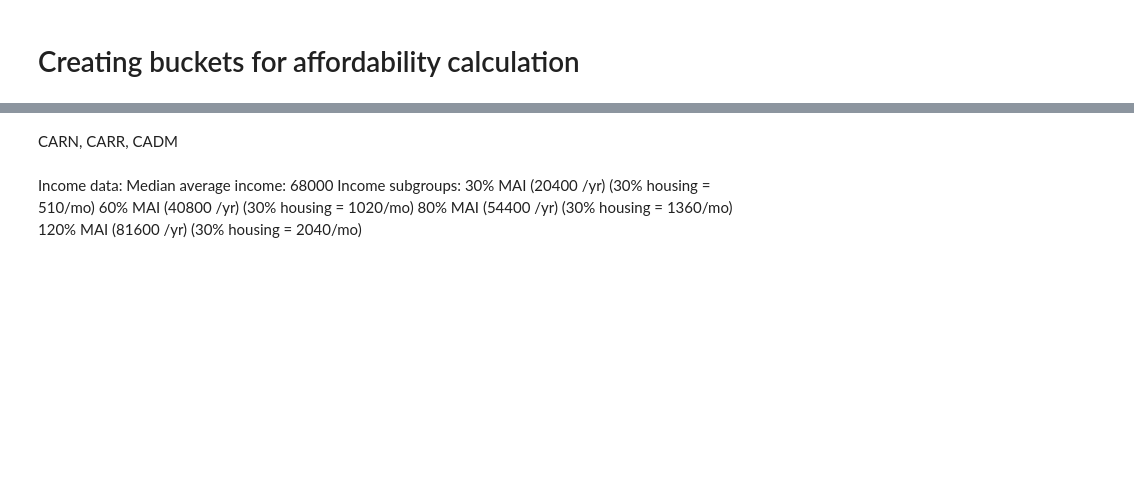
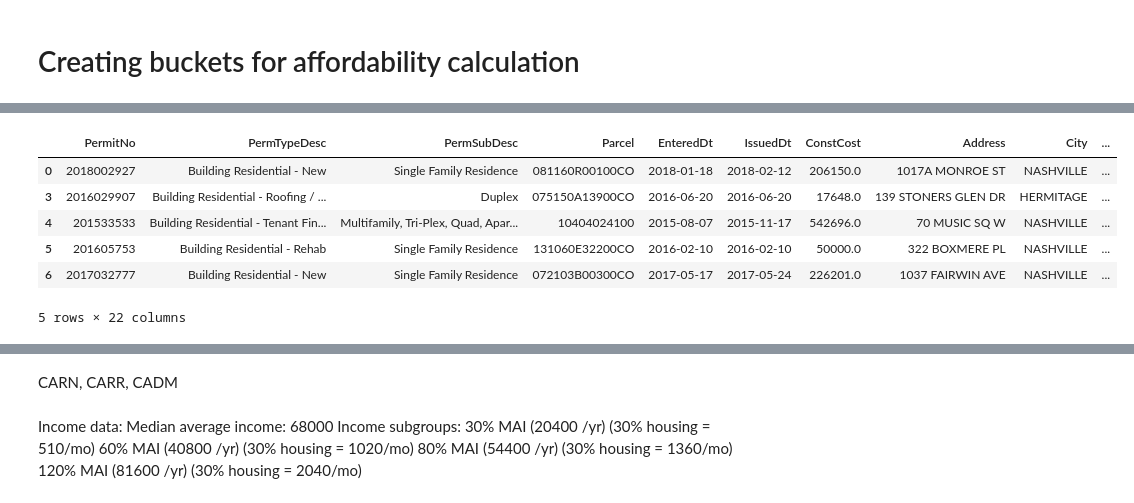
Before and after one commit to asidamo/affordable-housing, a Jupyter notebook: data-question-4-plaid-platypi-david.ipynb, the cells around one changed output, grey strips where cells are left out. Saved outputs shown, nothing was run; the diff lists cells and outputs as text; code cells hidden in the pictures; blank space fills up the shorter version.

```diff
--- a/data-question-4-plaid-platypi-david.ipynb
+++ b/data-question-4-plaid-platypi-david.ipynb
@@ -178,3 +273,12 @@ stypes = ['CAA01R301', 'CAA02R302', 'CAA03R298', 'CAA03R299', 'CAA03R398', 'CAA0
 issued.loc[issued.Per]
 # %%
 homes = pd.DataFrame(issued.loc[issued.PermSubtype.isin(stypes)])
+# %%
+homes['CostToBuyer'] = homes.ConstCost * 0.09 + homes.ConstCost
+# %%
+r=0.0475/12 # monthly interest rate
+m=30*12 # number of months in 30 years
+
+homes['Yearly_Housing_Spending']=12*(homes.CostToBuyer-homes.CostToBuyer*0.05)*((r*(1+r)**m)/((1+r)**(m-1)))
+# %%
+homes['bucket']=homes.Yearly_Housing_Spending.apply(bucket)
@@ -180,0 +331,10 @@ homes = pd.DataFrame(issued.loc[issued.PermSubtype.isin(stypes)])
+# %%
+homes.head()
+# %% [output]
+|  | PermitNo | PermTypeDesc | PermSubDesc | Parcel | EnteredDt | IssuedDt | ConstCost | Address | City | ... |
+| 0 | 2018002927 | Building Residential - New | Single Family Residence | 081160R00100CO | 2018-01-18 | 2018-02-12 | 206150.0 | 1017A MONROE ST | NASHVILLE | ... |
+| 3 | 2016029907 | Building Residential - Roofing / ... | Duplex | 075150A13900CO | 2016-06-20 | 2016-06-20 | 17648.0 | 139 STONERS GLEN DR | HERMITAGE | ... |
+| 4 | 201533533 | Building Residential - Tenant Fin... | Multifamily, Tri-Plex, Quad, Apar... | 10404024100 | 2015-08-07 | 2015-11-17 | 542696.0 | 70 MUSIC SQ W | NASHVILLE | ... |
+| 5 | 201605753 | Building Residential - Rehab | Single Family Residence | 131060E32200CO | 2016-02-10 | 2016-02-10 | 50000.0 | 322 BOXMERE PL | NASHVILLE | ... |
+| 6 | 2017032777 | Building Residential - New | Single Family Residence | 072103B00300CO | 2017-05-17 | 2017-05-24 | 226201.0 | 1037 FAIRWIN AVE | NASHVILLE | ... |
+5 rows × 22 columns
```
Also changed, not shown: parts of 54 cells of this notebook.
